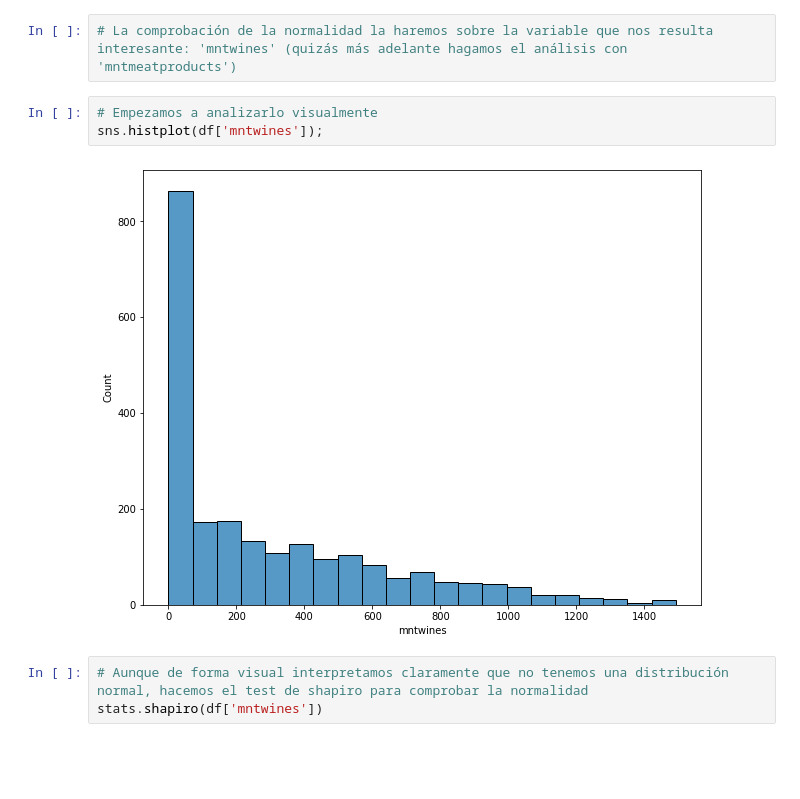
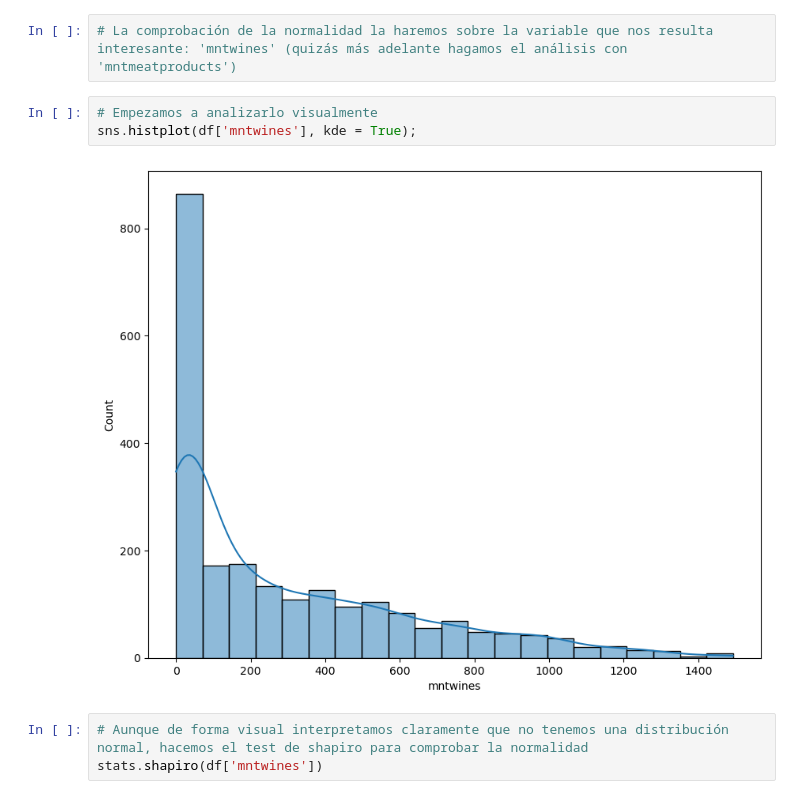
Before and after one commit to Adalab/Adalab-DA-promo-b-modulo-3-sprint-1-Chloe-Diana, a Jupyter notebook: Regresion_lineal/modulo-3-ejercicio-4-regresion-lineal-asunciones.ipynb, the cells around one changed output. Cells and saved outputs as stored; diff of their text form; blank space fills up the shorter version.

```diff
--- a/Regresion_lineal/modulo-3-ejercicio-4-regresion-lineal-asunciones.ipynb
+++ b/Regresion_lineal/modulo-3-ejercicio-4-regresion-lineal-asunciones.ipynb
@@ -31,9 +31,9 @@ Sin embargo, no nos podemos poner a hacer nuestras operaciones a lo loco. Antes
 # La comprobación de la normalidad la haremos sobre la variable que nos resulta interesante: 'mntwines' (quizás más adelante hagamos el análisis con 'mntmeatproducts')
 # %%
 # Empezamos a analizarlo visualmente
-sns.histplot(df['mntwines']);
+sns.histplot(df['mntwines'], kde = True);
 # %% [output]
-[figure, old version]
+[figure, new version]
 # %%
 # Aunque de forma visual interpretamos claramente que no tenemos una distribución normal, hacemos el test de shapiro para comprobar la normalidad
 stats.shapiro(df['mntwines'])
```
Also changed, not shown: parts of 1 cell of this notebook, 2 other files.
